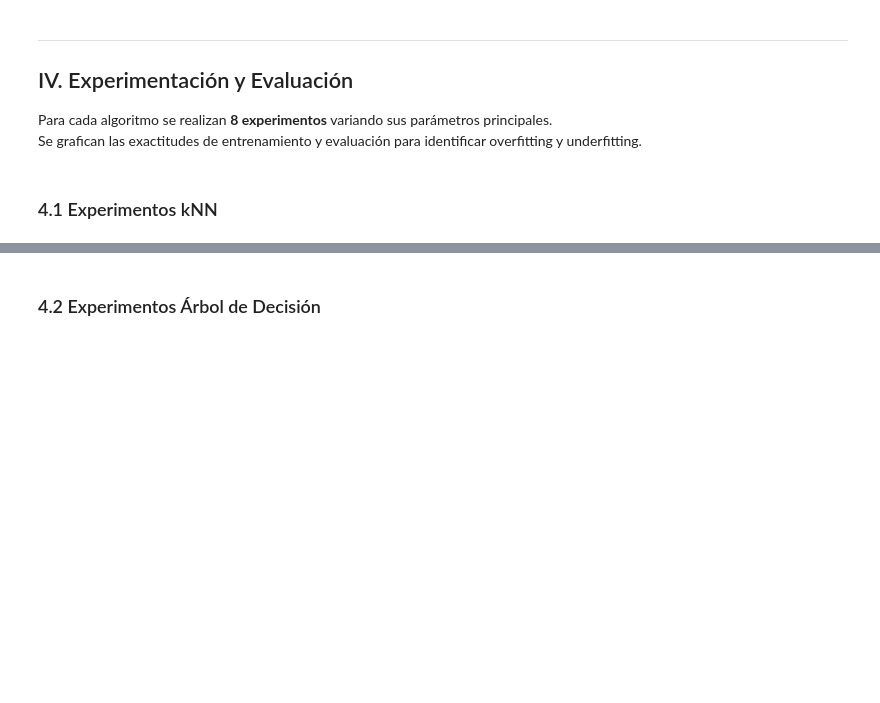
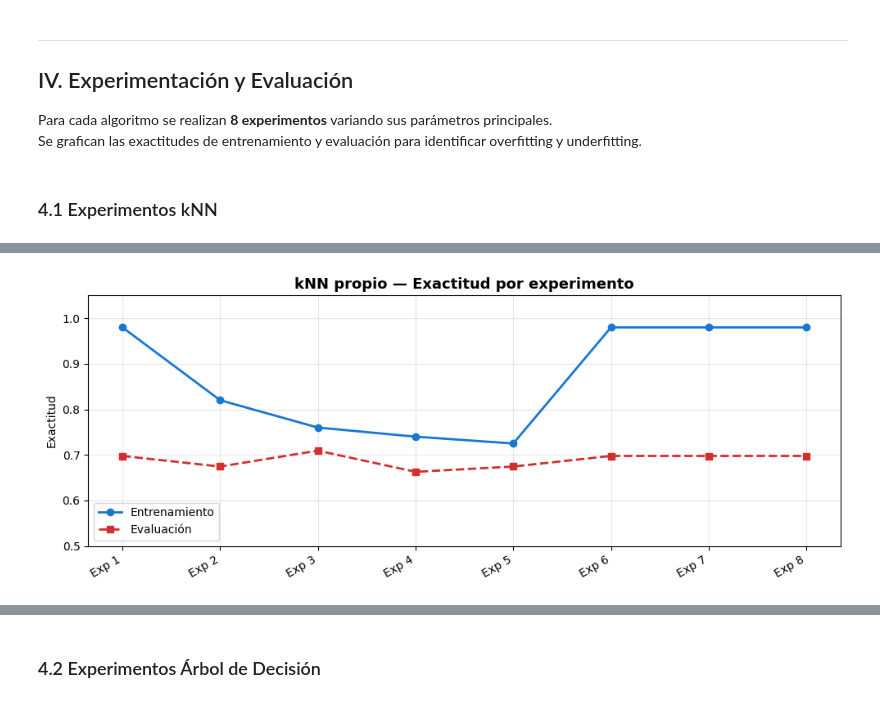
Before and after one commit to iiRoy/Development-of-advanced-computer-science-applications, a Jupyter notebook: Lab 2.2 Supervized Learning/Actividad_Aprendizaje_Supervisado.ipynb, the cells around one changed output, grey strips where cells are left out. Saved outputs shown, nothing was run; the diff lists cells and outputs as text; code cells hidden in the pictures; blank space fills up the shorter version.

Commit message:
Implementación de kNN + Análisis de Algoritmos.

```diff
--- a/Lab 2.2 Supervized Learning/Actividad_Aprendizaje_Supervisado.ipynb
+++ b/Lab 2.2 Supervized Learning/Actividad_Aprendizaje_Supervisado.ipynb
@@ -661,0 +792,73 @@ Se grafican las exactitudes de entrenamiento y evaluación para identificar over
+# %%
+fig, ax = plt.subplots(figsize=(10, 4))
+
+x = df_knn['exp']
+
+ax.plot(
+    x,
+    df_knn['train'],
+    'o-',
+    color='#1976D2',
+    label='Entrenamiento',
+    linewidth=2
+)
+
+ax.plot(
+    x,
+    df_knn['test'],
+    's--',
+    color='#D32F2F',
+    label='Evaluación',
+    linewidth=2
+)
+
+ax.set_xticks(x)
+ax.set_xticklabels(
+    [
+        f"Exp {fila.exp}"
+        for fila in df_knn.itertuples()
+    ],
+    rotation=30,
+    ha='right'
+)
+
+ax.set_ylabel('Exactitud')
+ax.set_title('kNN propio — Exactitud por experimento', fontsize=13, fontweight='bold')
+ax.legend()
+ax.set_ylim(0.5, 1.05)
+ax.grid(alpha=0.3)
+
+plt.tight_layout()
+plt.show()
+
+# Análisis automático de overfitting / underfitting
+"""
+train alto, test bajo  -> posible overfitting
+train bajo, test bajo  -> posible underfitting
+train y test parecidos y altos -> buen modelo
+"""
+mejor_test = df_knn.loc[df_knn['test'].idxmax()]
+mayor_brecha = df_knn.loc[df_knn['brecha_train_test'].idxmax()]
+menor_train = df_knn.loc[df_knn['train'].idxmin()]
+
+print("""
+Análisis:
+- k pequeño, especialmente k=1, tiende a memorizar el conjunto de entrenamiento; si la exactitud de entrenamiento es mucho mayor que la de evaluación, hay OVERFITTING.
+- k más grande suaviza la frontera de decisión; si ambas exactitudes bajan, puede aparecer UNDERFITTING.
+- El parámetro p cambia la métrica de distancia: p=1 corresponde a Manhattan, p=2 a Euclidiana y p=3 a Minkowski general.
+- El voto ponderado da más influencia a los vecinos cercanos; puede ayudar cuando los vecinos más próximos son más confiables que el resto de la vecindad.
+""")
+
+print(
+    f"Mejor desempeño en evaluación: Exp {int(mejor_test['exp'])} "
+    f"con k={int(mejor_test['k'])}, p={int(mejor_test['p'])}, "
+    f"ponderado={bool(mejor_test['ponderado'])}. "
+    f"Train={mejor_test['train']:.4f}, Test={mejor_test['test']:.4f}."
+)
+
+print(
+    f"Mayor señal de overfitting: Exp {int(mayor_brecha['exp'])}, "
+    f"brecha train-test={mayor_brecha['brecha_train_test']:.4f}."
+)
+# %% [output]
+[figure, added]
```
Also changed, not shown: parts of 32 cells of this notebook, 2 other files.
